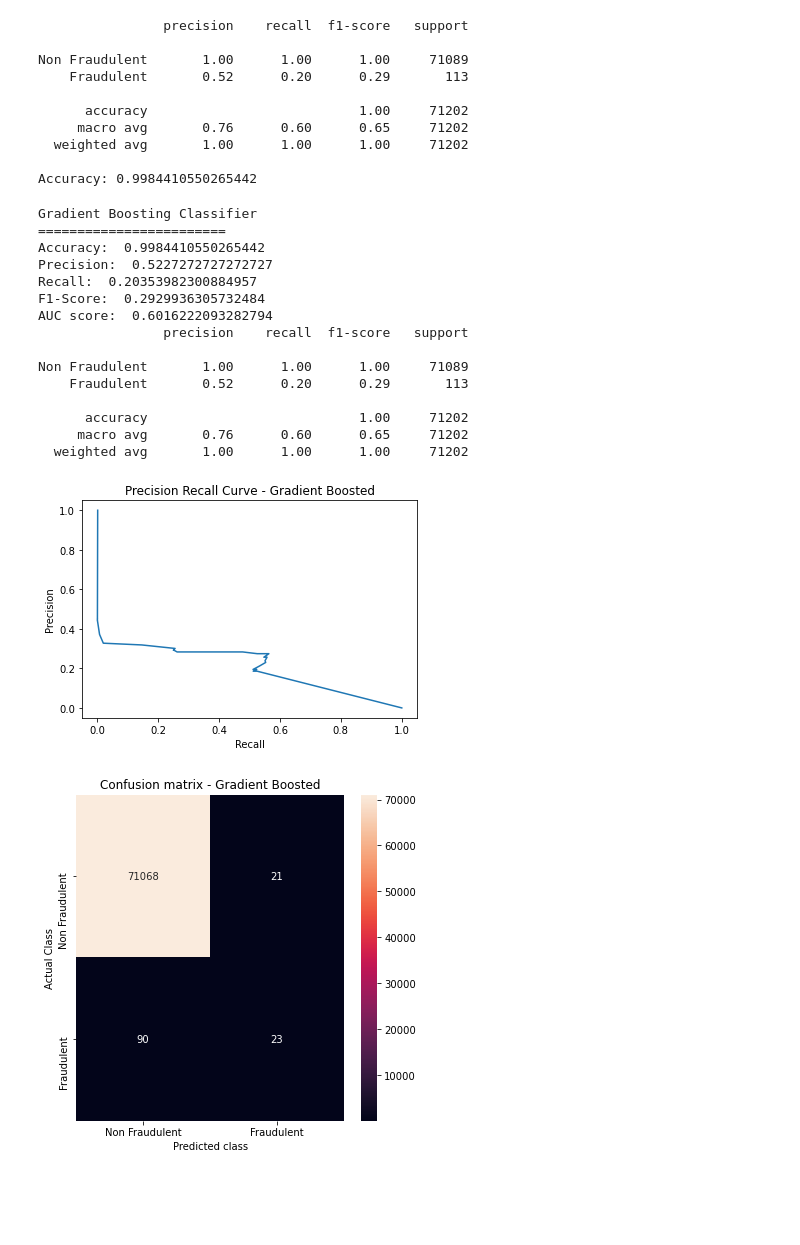
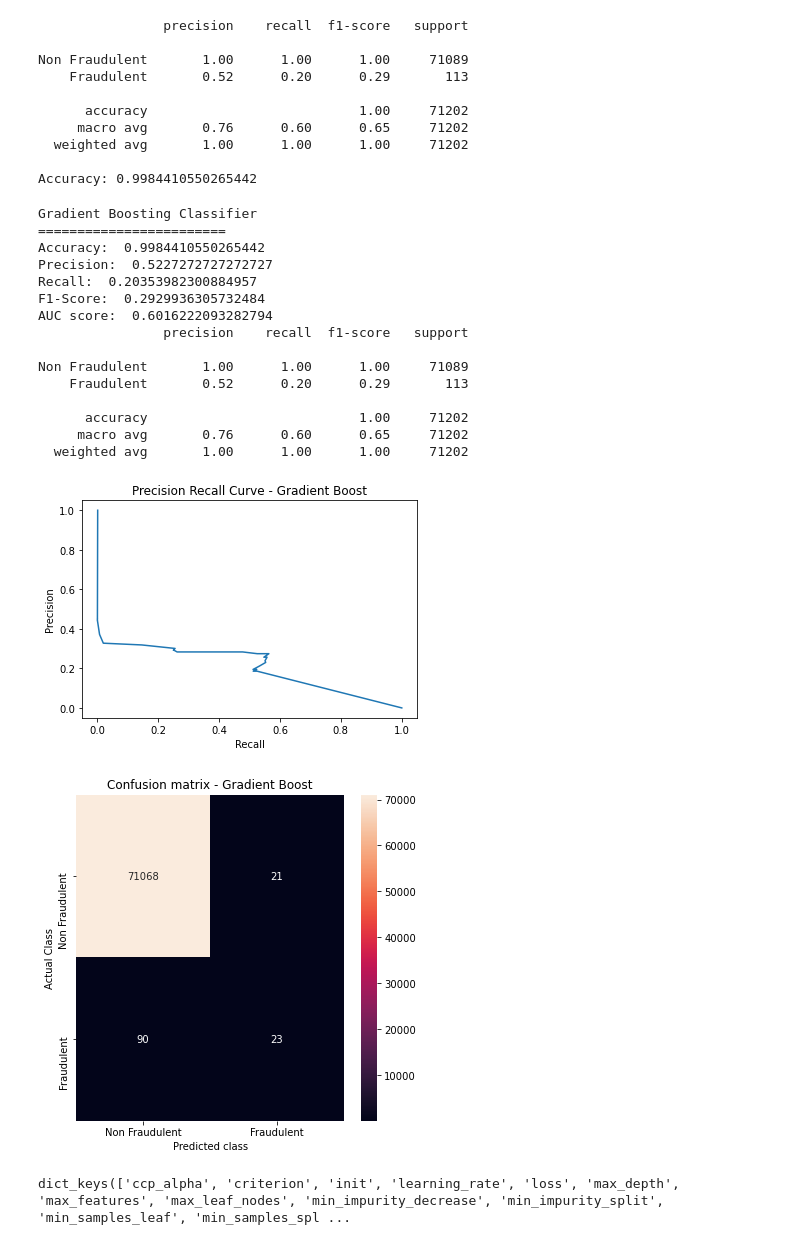
Before and after one commit to cdalsania/Credit_Card_Fraud_Detection, a Jupyter notebook: ml_models/GradientBoost.ipynb, the cells around one changed output. Drawn from its saved outputs; the diff is of its cells as text; code cells hidden in the pictures; blank space fills up the shorter version.

```diff
--- a/ml_models/GradientBoost.ipynb
+++ b/ml_models/GradientBoost.ipynb
@@ -158,33 +158,37 @@ print(classification_report(y_test.flatten(), gradientBoostedPredictions,
 
 p, r, t = precision_recall_curve(y_test.flatten(), gradientBoostedPredictProba)
 plt.plot(p, r)
 plt.xlabel('Recall')
 plt.ylabel('Precision')
-plt.title('Precision Recall Curve - Gradient Boosted')
+plt.title('Precision Recall Curve - Gradient Boost')
 
 confusionMatrix = confusion_matrix(y_test.flatten(), gradientBoostedPredictions)
 plt.figure(figsize =(6, 6))
 sns.heatmap(confusionMatrix, xticklabels = ['Non Fraudulent', 'Fraudulent'],
             yticklabels = ['Non Fraudulent', 'Fraudulent'], annot = True, fmt ="d");
 plt.title("Confusion matrix - Gradient Boost")
 plt.ylabel('Actual Class')
 plt.xlabel('Predicted class')
 plt.show()
 # %% [output]
 Gradient Boosting Classifier
 ========================
 Accuracy:  0.9984410550265442
 Precision:  0.5227272727272727
 Recall:  0.20353982300884957
 F1-Score:  0.2929936305732484
 AUC score:  0.6016222093282794
                 precision    recall  f1-score   support
 
 Non Fraudulent       1.00      1.00      1.00     71089
     Fraudulent       0.52      0.20      0.29       113
 
       accuracy                           1.00     71202
      macro avg       0.76      0.60      0.65     71202
   weighted avg       1.00      1.00      1.00     71202
-[figure, old version]
+[figure, new version]
-[figure, old version]
+[figure, new version]
+# %%
+gradientBoostedTree.get_params().keys()
+# %% [output]
+dict_keys(['ccp_alpha', 'criterion', 'init', 'learning_rate', 'loss', 'max_depth', 'max_features', 'max_leaf_nodes', 'min_impurity_decrease', 'min_impurity_split', 'min_samples_leaf', 'min_samples_spl ...
```
Also changed, not shown: parts of 3 cells of this notebook.
